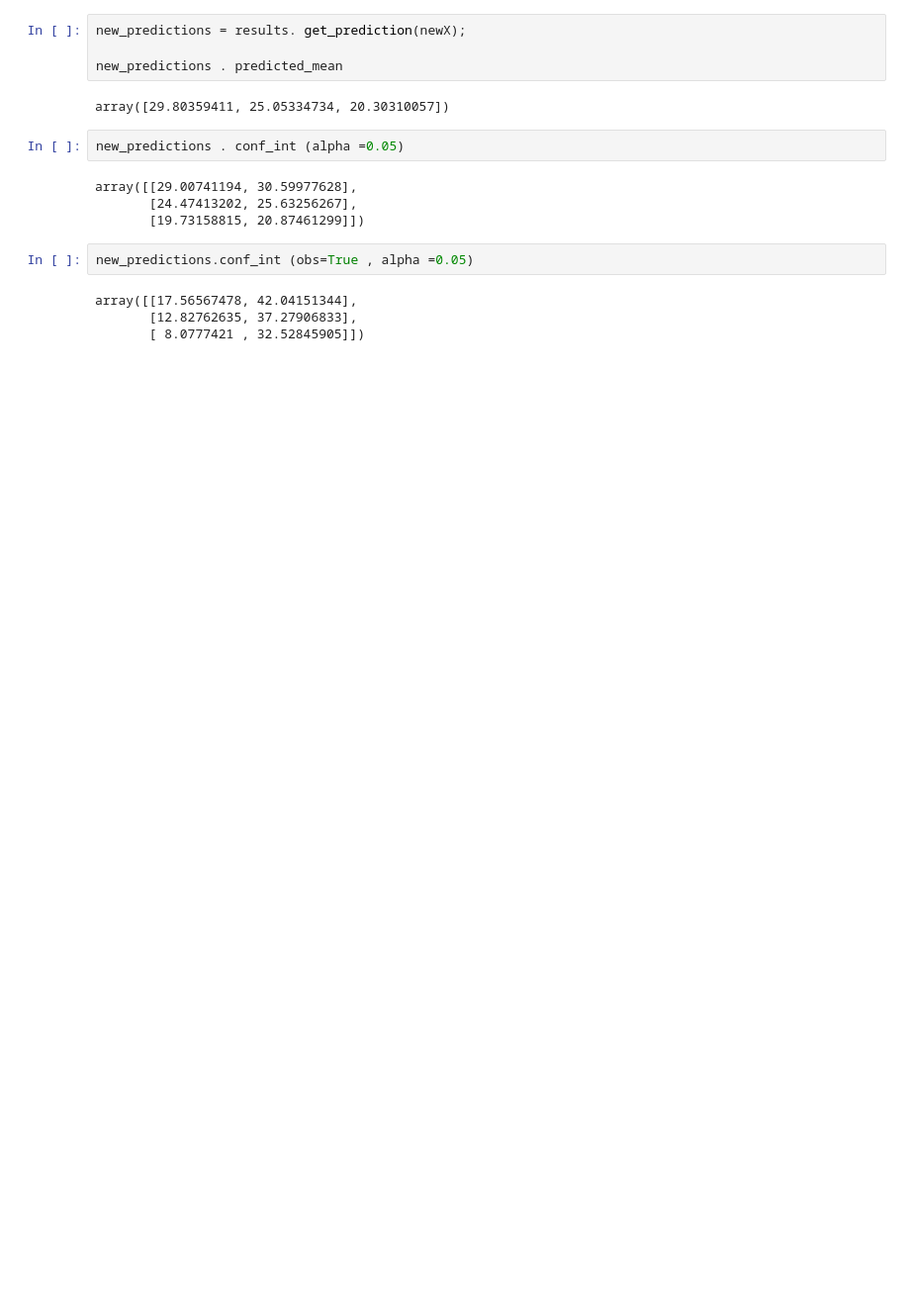
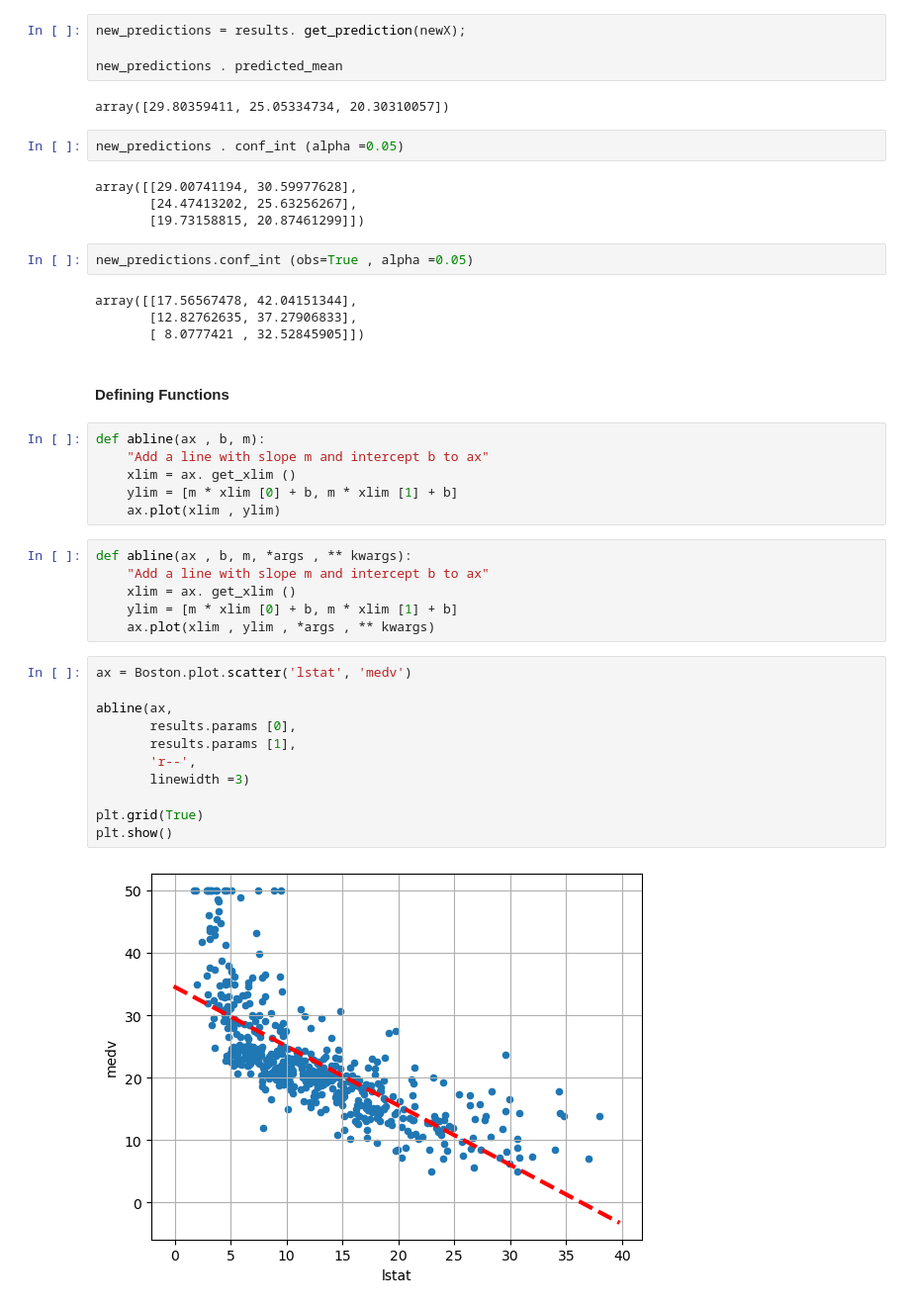
Before and after one commit to joakor89/An-Introduction-to-Statistical-Learning, a Jupyter notebook: chap_03/03_LR.ipynb, the cells around one changed output. Shown: that part at 99% size. Drawn from its saved outputs; the diff is of its cells as text; blank space fills up the shorter version.

Commit message:
Defining Functions

```diff
--- a/chap_03/03_LR.ipynb
+++ b/chap_03/03_LR.ipynb
@@ -186,3 +187,30 @@ new_predictions.conf_int (obs=True , alpha =0.05)
 array([[17.56567478, 42.04151344],
        [12.82762635, 37.27906833],
        [ 8.0777421 , 32.52845905]])
+# %% [markdown]
+#### Defining Functions
+# %%
+def abline(ax , b, m):
+    "Add a line with slope m and intercept b to ax"
+    xlim = ax. get_xlim ()
+    ylim = [m * xlim [0] + b, m * xlim [1] + b]
+    ax.plot(xlim , ylim)
+# %%
+def abline(ax , b, m, *args , ** kwargs):
+    "Add a line with slope m and intercept b to ax"
+    xlim = ax. get_xlim ()
+    ylim = [m * xlim [0] + b, m * xlim [1] + b]
+    ax.plot(xlim , ylim , *args , ** kwargs)
+# %%
+ax = Boston.plot.scatter('lstat', 'medv')
+
+abline(ax,
+       results.params [0],
+       results.params [1],
+       'r--',
+       linewidth =3)
+
+plt.grid(True)
+plt.show()
+# %% [output]
+[figure, added]
```
Also changed, not shown: parts of 4 cells of this notebook.
